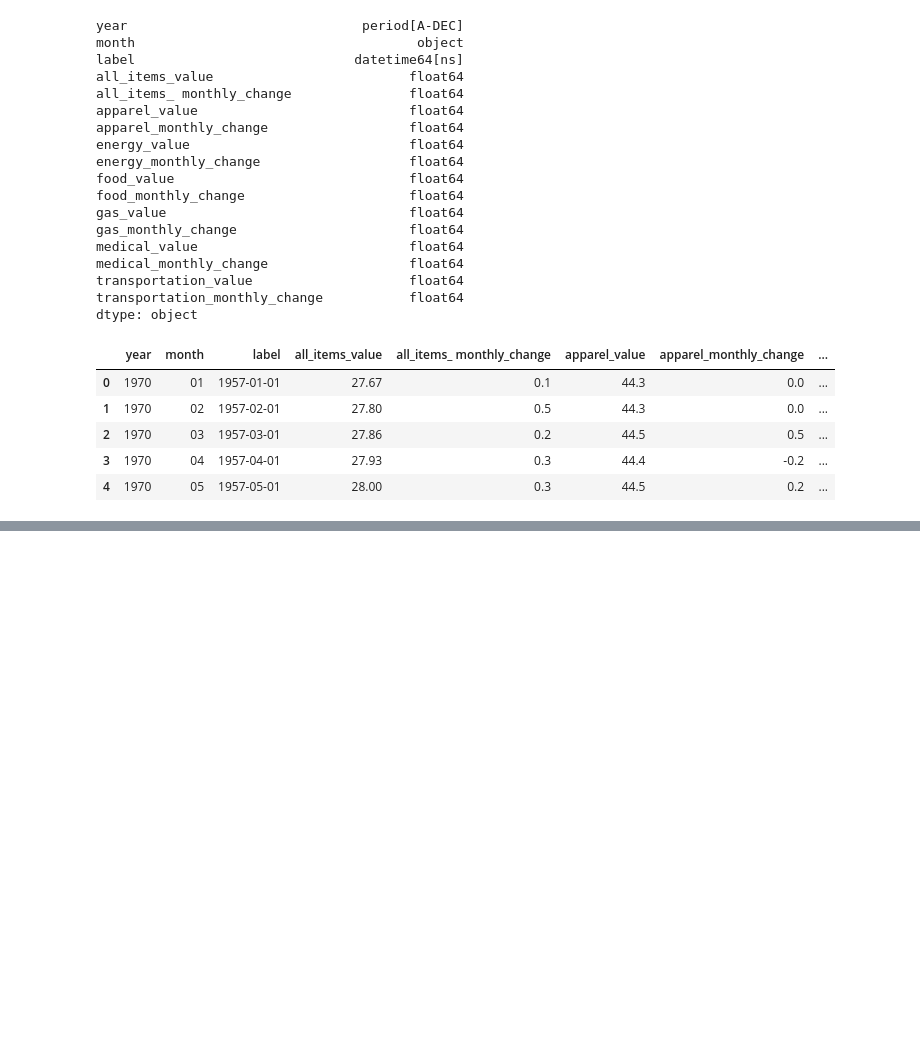
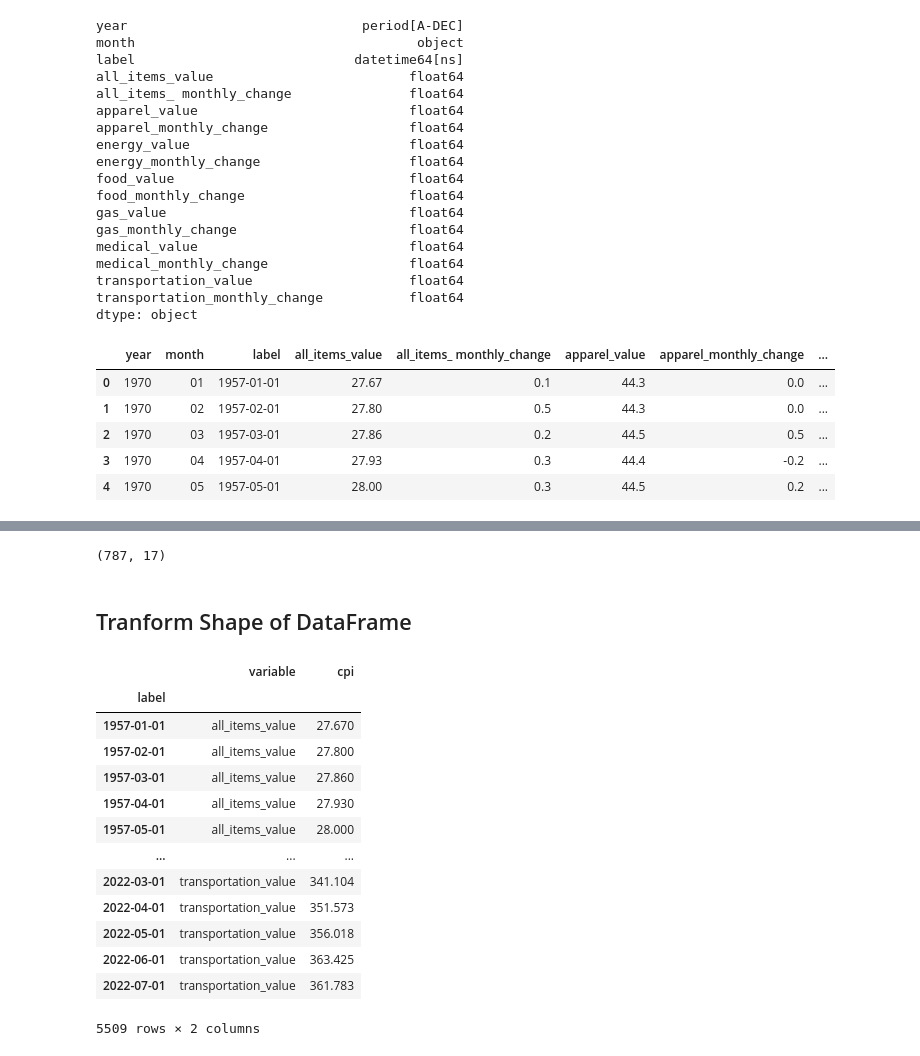
Before and after one commit to m3redithw/United-States-CPI-Prediction, a Jupyter notebook: preparation.ipynb, the cells around one changed output, grey strips where cells are left out. Saved outputs shown, nothing was run; the diff lists cells and outputs as text; code cells hidden in the pictures; blank space fills up the shorter version.

Commit message:
transform shape

```diff
--- a/preparation.ipynb
+++ b/preparation.ipynb
@@ -116,0 +119,2 @@ def get_data():
+# %%
+df = get_data()
@@ -116,0 +130,6 @@ def get_data():
+# %%
+df.shape
+# %% [output]
+(787, 17)
+# %% [markdown]
+## Tranform Shape of DataFrame
@@ -116,0 +142,17 @@ def get_data():
+# %%
+df_melt
+# %% [output]
+|  | variable | cpi |
+| label |  |  |
+| 1957-01-01 | all_items_value | 27.670 |
+| 1957-02-01 | all_items_value | 27.800 |
+| 1957-03-01 | all_items_value | 27.860 |
+| 1957-04-01 | all_items_value | 27.930 |
+| 1957-05-01 | all_items_value | 28.000 |
+| ... | ... | ... |
+| 2022-03-01 | transportation_value | 341.104 |
+| 2022-04-01 | transportation_value | 351.573 |
+| 2022-05-01 | transportation_value | 356.018 |
+| 2022-06-01 | transportation_value | 363.425 |
+| 2022-07-01 | transportation_value | 361.783 |
+5509 rows × 2 columns
```
Also changed, not shown: parts of 10 cells of this notebook.
